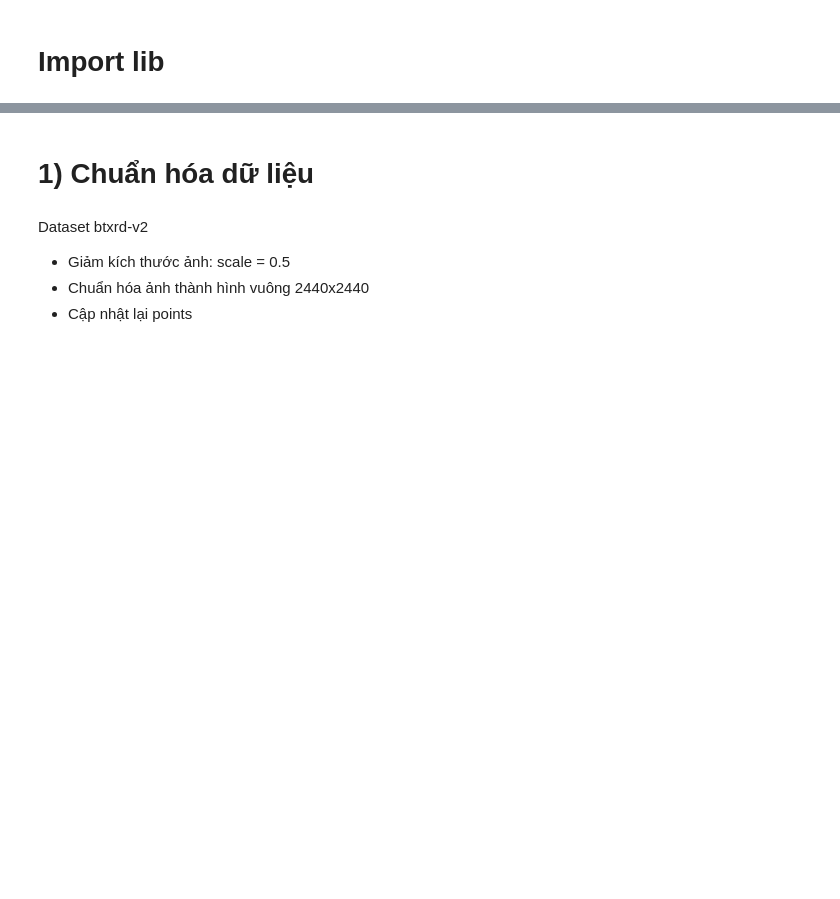
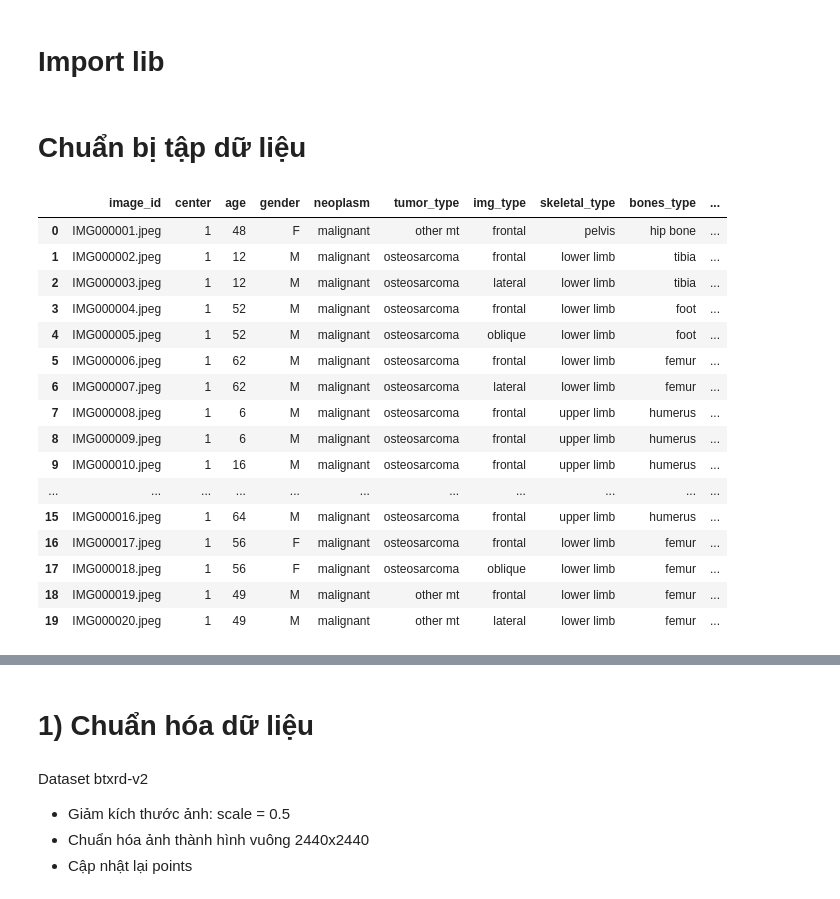
Before and after one commit to LeNgan23/NCKH, a Jupyter notebook: Project/Ngan/SegNet/segnet.ipynb, the cells around one changed output, grey strips where cells are left out. Drawn from its saved outputs; the diff is of its cells as text; code cells hidden in the pictures; blank space fills up the shorter version.

Commit message:
Kaggle Notebook | SegNet | Version 8

```diff
--- a/Project/Ngan/SegNet/segnet.ipynb
+++ b/Project/Ngan/SegNet/segnet.ipynb
@@ -4,0 +13,27 @@
+# %% [markdown]
+# **Chuẩn bị tập dữ liệu**
+# %%
+# Đọc file Excel
+file_path = '/kaggle/input/btxrd-data/classification.xlsx'
+df = pd.read_excel(file_path)
+
+# Hiển thị 20 dòng đầu tiên
+df.head(20)
+# %% [output]
+|  | image_id | center | age | gender | neoplasm | tumor_type | img_type | skeletal_type | bones_type | ... |
+| 0 | IMG000001.jpeg | 1 | 48 | F | malignant | other mt | frontal | pelvis | hip bone | ... |
+| 1 | IMG000002.jpeg | 1 | 12 | M | malignant | osteosarcoma | frontal | lower limb | tibia | ... |
+| 2 | IMG000003.jpeg | 1 | 12 | M | malignant | osteosarcoma | lateral | lower limb | tibia | ... |
+| 3 | IMG000004.jpeg | 1 | 52 | M | malignant | osteosarcoma | frontal | lower limb | foot | ... |
+| 4 | IMG000005.jpeg | 1 | 52 | M | malignant | osteosarcoma | oblique | lower limb | foot | ... |
+| 5 | IMG000006.jpeg | 1 | 62 | M | malignant | osteosarcoma | frontal | lower limb | femur | ... |
+| 6 | IMG000007.jpeg | 1 | 62 | M | malignant | osteosarcoma | lateral | lower limb | femur | ... |
+| 7 | IMG000008.jpeg | 1 | 6 | M | malignant | osteosarcoma | frontal | upper limb | humerus | ... |
+| 8 | IMG000009.jpeg | 1 | 6 | M | malignant | osteosarcoma | frontal | upper limb | humerus | ... |
+| 9 | IMG000010.jpeg | 1 | 16 | M | malignant | osteosarcoma | frontal | upper limb | humerus | ... |
+| ... | ... | ... | ... | ... | ... | ... | ... | ... | ... | ... |
+| 15 | IMG000016.jpeg | 1 | 64 | M | malignant | osteosarcoma | frontal | upper limb | humerus | ... |
+| 16 | IMG000017.jpeg | 1 | 56 | F | malignant | osteosarcoma | frontal | lower limb | femur | ... |
+| 17 | IMG000018.jpeg | 1 | 56 | F | malignant | osteosarcoma | oblique | lower limb | femur | ... |
+| 18 | IMG000019.jpeg | 1 | 49 | M | malignant | other mt | frontal | lower limb | femur | ... |
+| 19 | IMG000020.jpeg | 1 | 49 | M | malignant | other mt | lateral | lower limb | femur | ... |
```
Also changed, not shown: parts of 6 cells of this notebook.
